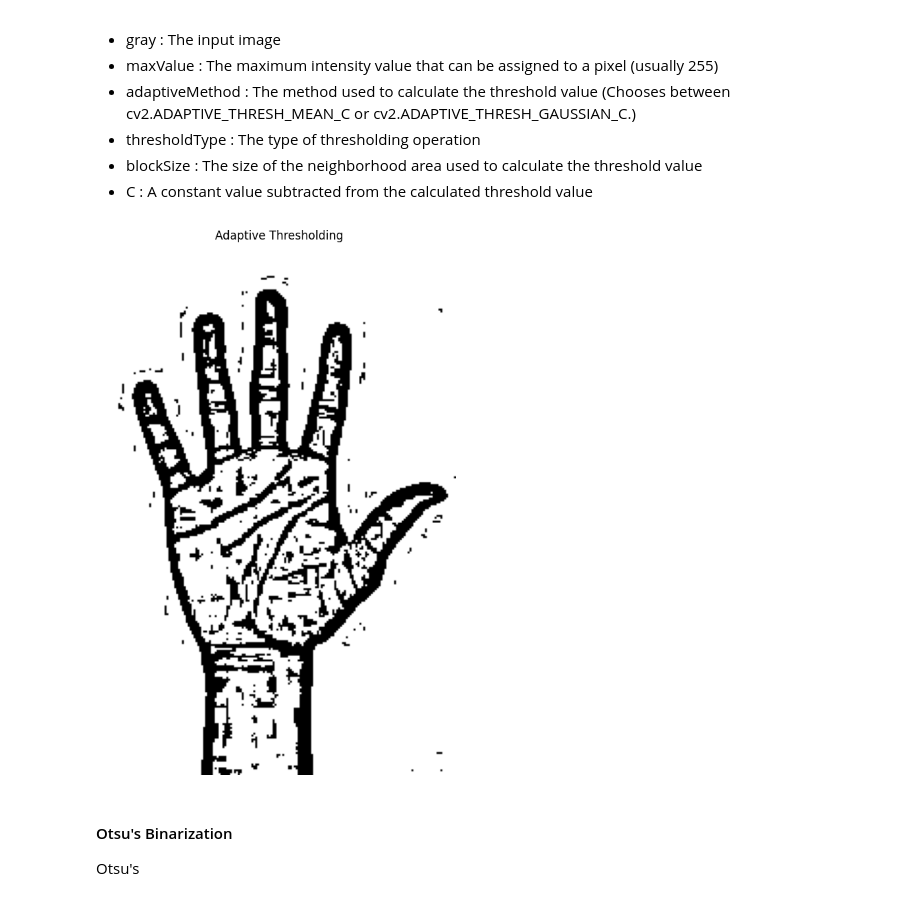
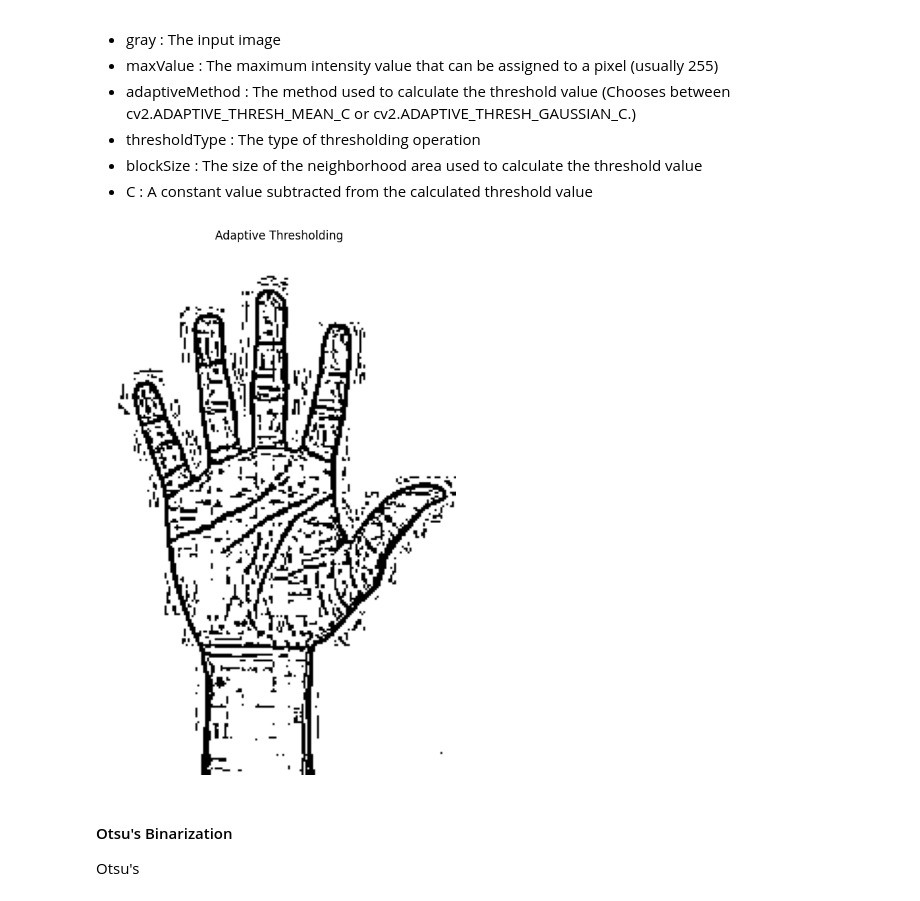
Before and after one commit to AIBauchi/AIBauchi-Computer-Vision-Bootcamp, a Jupyter notebook: Week2/day2/2.2.0-Advanced Image Processing.ipynb, the cells around one changed output. Saved outputs shown, nothing was run; the diff lists cells and outputs as text; code cells hidden in the pictures.

```diff
--- a/Week2/day2/2.2.0-Advanced Image Processing.ipynb
+++ b/Week2/day2/2.2.0-Advanced Image Processing.ipynb
@@ -180,16 +180,16 @@ The parameters for cv2.adaptiveThreshold are:
 - C : A constant value subtracted from the calculated threshold value
 # %%
 # Apply adaptive thresholding
-thresh2 = cv2.adaptiveThreshold(gray, 255, cv2.ADAPTIVE_THRESH_MEAN_C, cv2.THRESH_BINARY, 11, 2)
+thresh2 = cv2.adaptiveThreshold(gray, 255, cv2.ADAPTIVE_THRESH_MEAN_C, cv2.THRESH_BINARY, 5, 2)
 
 # Display the result
 plt.figure(figsize=(15, 10))
 plt.imshow(thresh2, cmap='gray')
 plt.title('Adaptive Thresholding')
 plt.axis('off')
 plt.show()
 # %% [output]
-[figure, old version]
+[figure, new version]
 # %% [markdown]
 #### Otsu's Binarization
 
```
Also changed, not shown: 2 other files.
